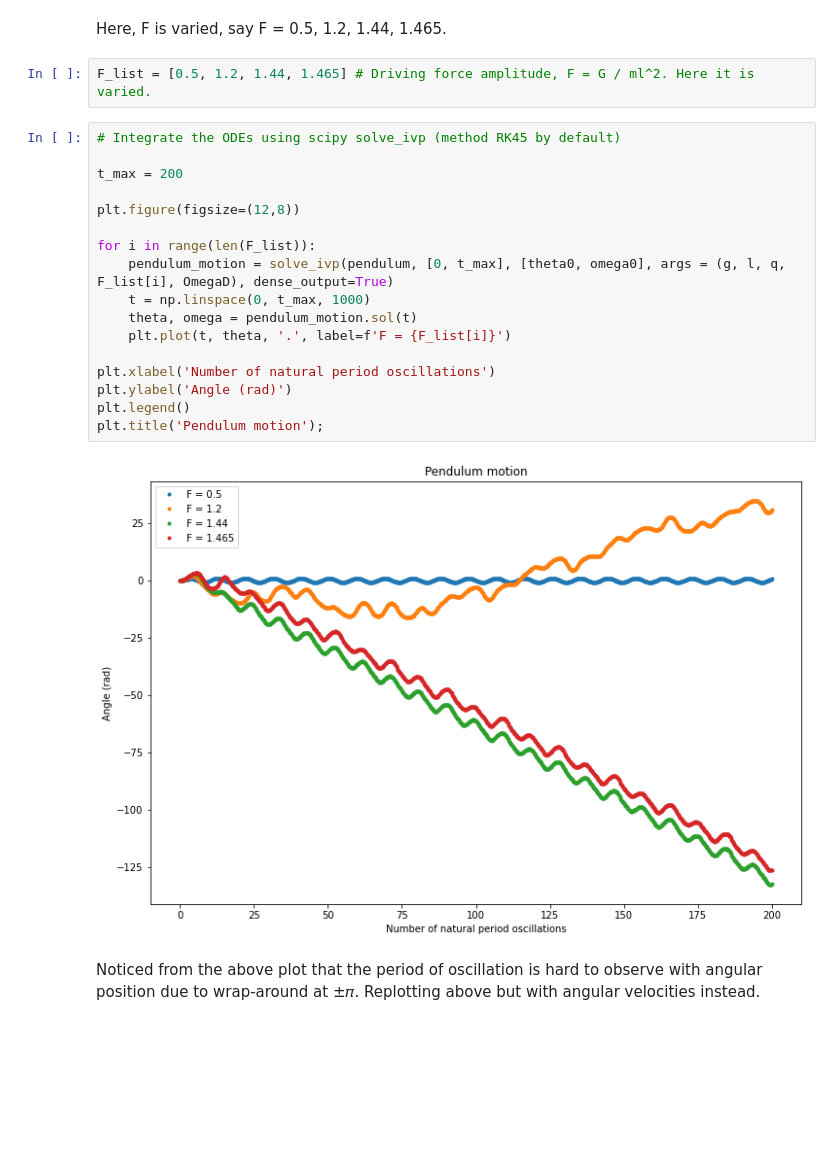
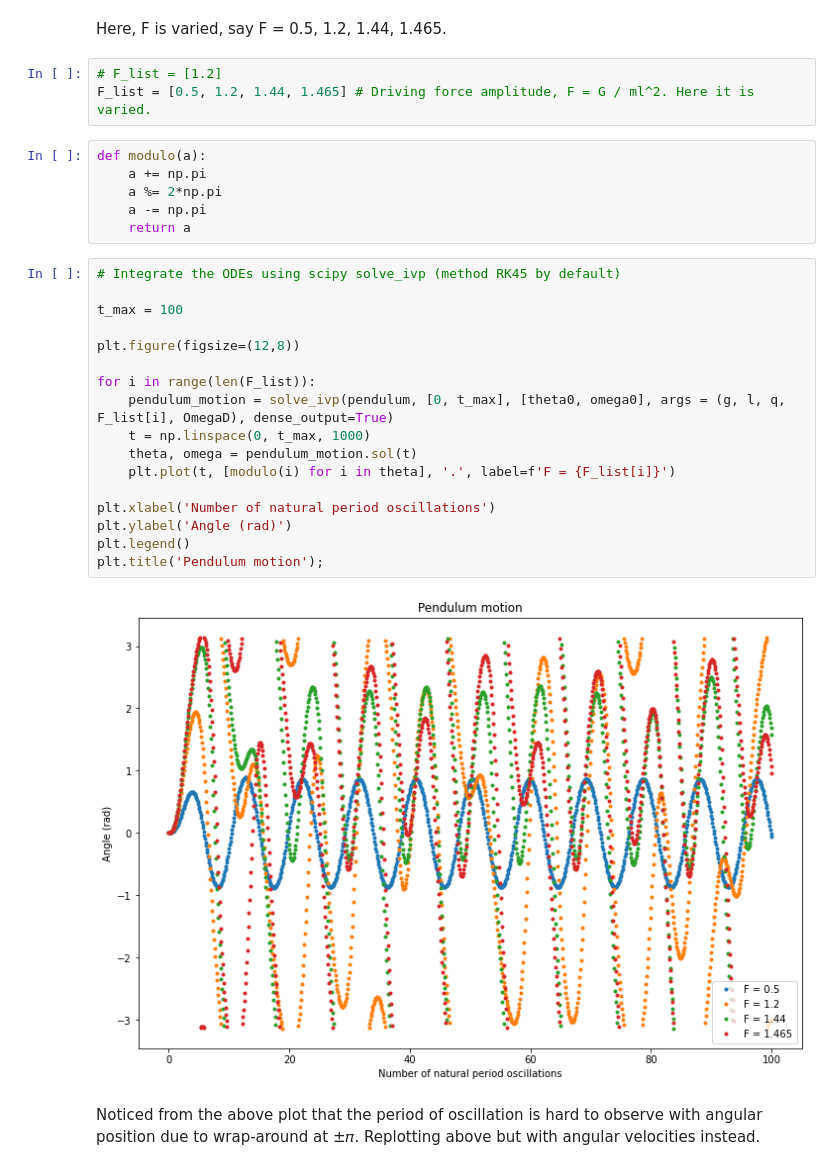
Before and after one commit to hsuchungchuan/Part-II-Computational-Physics, a Jupyter notebook: Exercise1_TheDrivenPendulum.ipynb, the cells around one changed output. Drawn from its saved outputs; the diff is of its cells as text; blank space fills up the shorter version.

Commit message:
Modified DrivenPendulum (modulo)

```diff
--- a/Exercise1_TheDrivenPendulum.ipynb
+++ b/Exercise1_TheDrivenPendulum.ipynb
@@ -369,26 +367,33 @@ omega0 = 0.0 # Initial angular velocity
 # %% [markdown]
 Here, F is varied, say F = 0.5, 1.2, 1.44, 1.465.
 # %%
+# F_list = [1.2]
 F_list = [0.5, 1.2, 1.44, 1.465] # Driving force amplitude, F = G / ml^2. Here it is varied.
+# %%
+def modulo(a):
+    a += np.pi
+    a %= 2*np.pi
+    a -= np.pi
+    return a
 # %%
 # Integrate the ODEs using scipy solve_ivp (method RK45 by default)
 
-t_max = 200
+t_max = 100
 
 plt.figure(figsize=(12,8))
 
 for i in range(len(F_list)):
     pendulum_motion = solve_ivp(pendulum, [0, t_max], [theta0, omega0], args = (g, l, q, F_list[i], OmegaD), dense_output=True)
     t = np.linspace(0, t_max, 1000)
     theta, omega = pendulum_motion.sol(t)
-    plt.plot(t, theta, '.', label=f'F = {F_list[i]}')
+    plt.plot(t, [modulo(i) for i in theta], '.', label=f'F = {F_list[i]}')
 
 plt.xlabel('Number of natural period oscillations')
 plt.ylabel('Angle (rad)')
 plt.legend()
 plt.title('Pendulum motion');
 # %% [output]
-[figure, old version]
+[figure, new version]
 # %% [markdown]
 Noticed from the above plot that the period of oscillation is hard to observe with angular position due to wrap‐around at ±𝜋. Replotting above but with angular velocities instead.
 # %%
```
Also changed, not shown: parts of 1 cell of this notebook, 1 other file.
